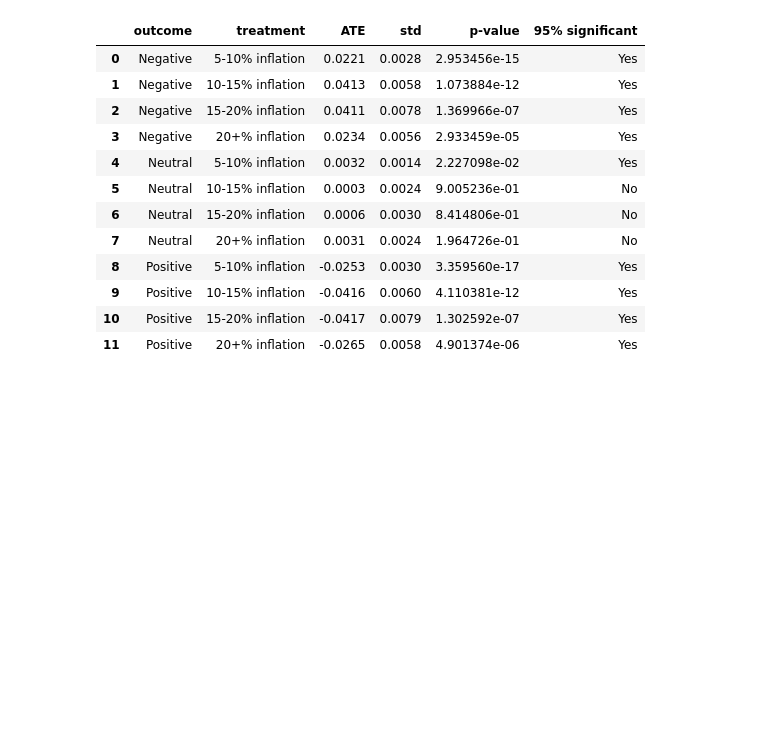
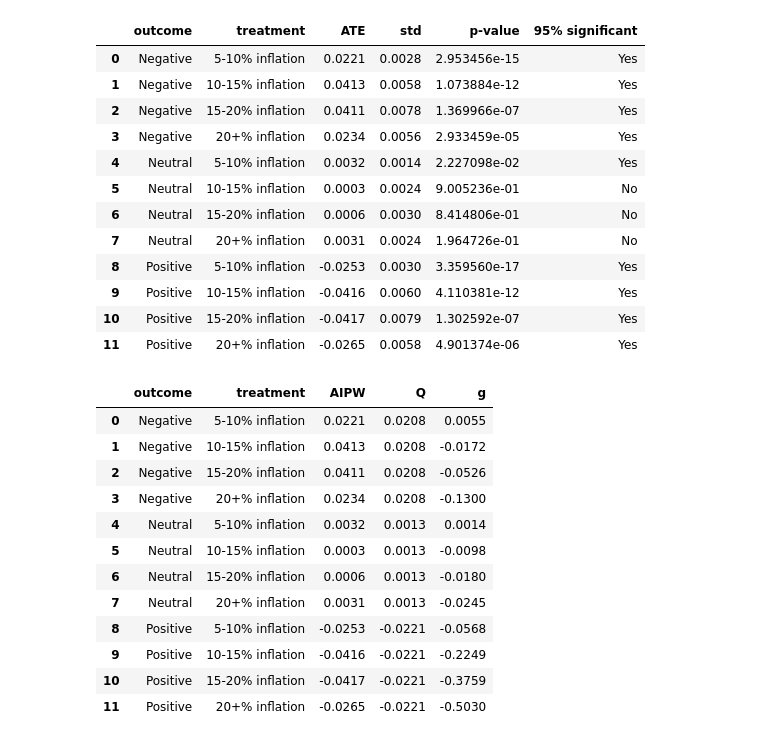
Before and after one commit to Wesley-Janson/stat27420_final_project, a Jupyter notebook: models.ipynb, the cells around one changed output. Saved outputs shown, nothing was run; the diff lists cells and outputs as text; code cells hidden in the pictures; blank space fills up the shorter version.

Commit message:
final models

```diff
--- a/models.ipynb
+++ b/models.ipynb
@@ -691,3 +730,44 @@ estimates
 | 9 | Positive | 10-15% inflation | -0.0416 | 0.0060 | 4.110381e-12 | Yes |
 | 10 | Positive | 15-20% inflation | -0.0417 | 0.0079 | 1.302592e-07 | Yes |
 | 11 | Positive | 20+% inflation | -0.0265 | 0.0058 | 4.901374e-06 | Yes |
+# %%
+# finally, sanity check via Q and g models
+check_estimates = pd.DataFrame(columns={'outcome':'','treatment':'','AIPW':0.0,'Q':0.0,'g':0.0})
+for outcome in outcomes:
+    for treatment in treatments:
+        data_and_nuisance_check_estimates_xgb = pd.DataFrame(
+            {'g': g_cond[:,int(treatment[-3])], 'Q_control': Q0[:,int(outcome[-1])], 'Q_treat': Q1[:,int(outcome[-1])],
+            'A': data_xgboost[treatment], 'Y': data_xgboost[outcome]})
+        tau_hat_ate, _ = ate_aiptw(**data_and_nuisance_check_estimates_xgb)
+        tau_hat_q = ate_q(**data_and_nuisance_check_estimates_xgb)
+        tau_hat_g = ate_g(**data_and_nuisance_check_estimates_xgb)
+        check_estimates = check_estimates.append({
+            'outcome':outcome,'treatment':treatment,'AIPW':round(tau_hat_ate,4),
+            'Q':round(tau_hat_q,4),'g':round(tau_hat_g,4)},
+            ignore_index=True)
+
+check_estimates.replace(to_replace={
+    'durable_purchase_0':'Negative',
+    'durable_purchase_1':'Neutral',
+    'durable_purchase_2':'Positive',
+    'treatment_bins_1.0':'5-10% inflation',
+    'treatment_bins_2.0':'10-15% inflation',
+    'treatment_bins_3.0':'15-20% inflation',
+    'treatment_bins_4.0':'20+% inflation'},
+    inplace=True)
+
+check_estimates
+# %% [output]
+|  | outcome | treatment | AIPW | Q | g |
+| 0 | Negative | 5-10% inflation | 0.0221 | 0.0208 | 0.0055 |
+| 1 | Negative | 10-15% inflation | 0.0413 | 0.0208 | -0.0172 |
+| 2 | Negative | 15-20% inflation | 0.0411 | 0.0208 | -0.0526 |
+| 3 | Negative | 20+% inflation | 0.0234 | 0.0208 | -0.1300 |
+| 4 | Neutral | 5-10% inflation | 0.0032 | 0.0013 | 0.0014 |
+| 5 | Neutral | 10-15% inflation | 0.0003 | 0.0013 | -0.0098 |
+| 6 | Neutral | 15-20% inflation | 0.0006 | 0.0013 | -0.0180 |
+| 7 | Neutral | 20+% inflation | 0.0031 | 0.0013 | -0.0245 |
+| 8 | Positive | 5-10% inflation | -0.0253 | -0.0221 | -0.0568 |
+| 9 | Positive | 10-15% inflation | -0.0416 | -0.0221 | -0.2249 |
+| 10 | Positive | 15-20% inflation | -0.0417 | -0.0221 | -0.3759 |
+| 11 | Positive | 20+% inflation | -0.0265 | -0.0221 | -0.5030 |
```
Also changed, not shown: parts of 4 cells of this notebook, 1 other file.
